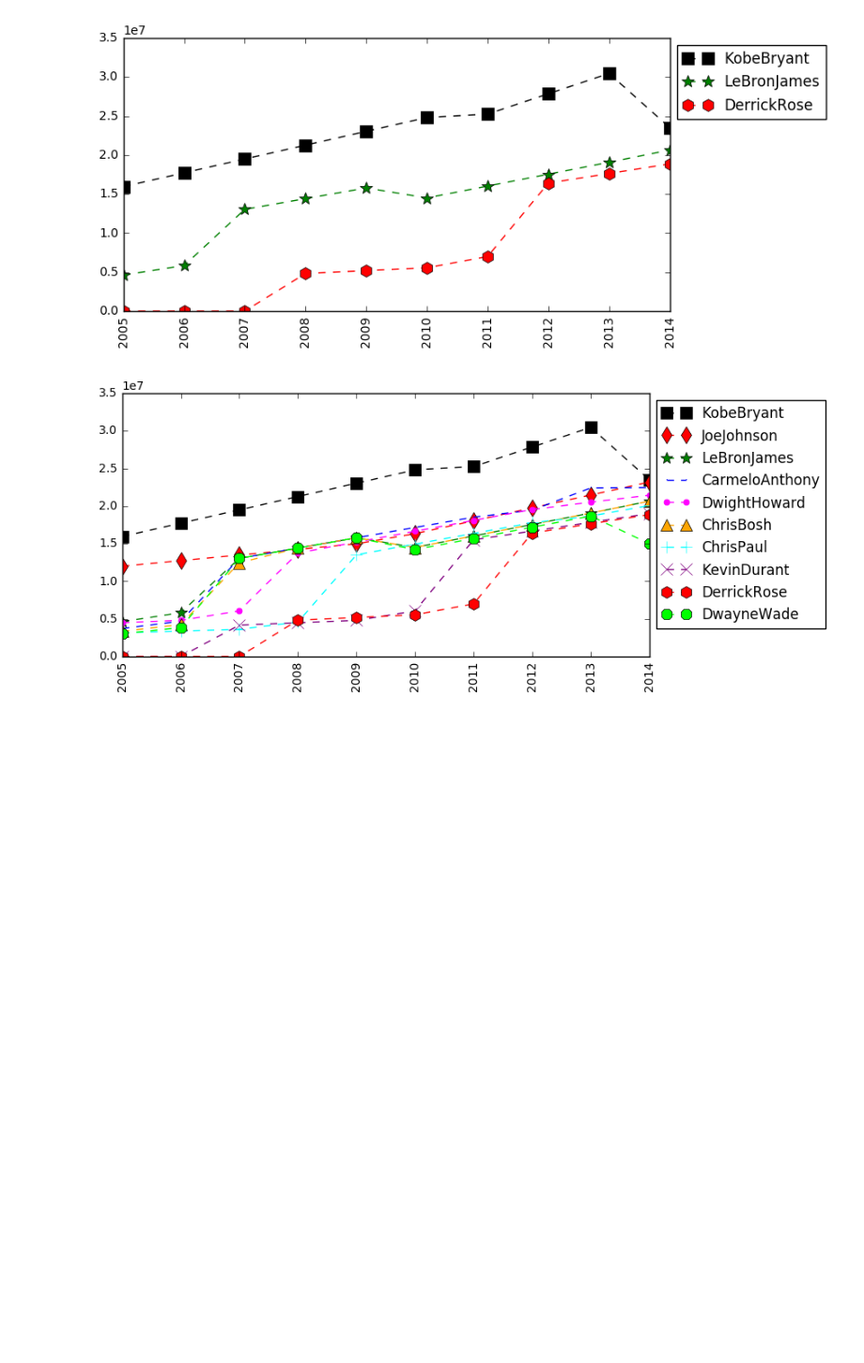
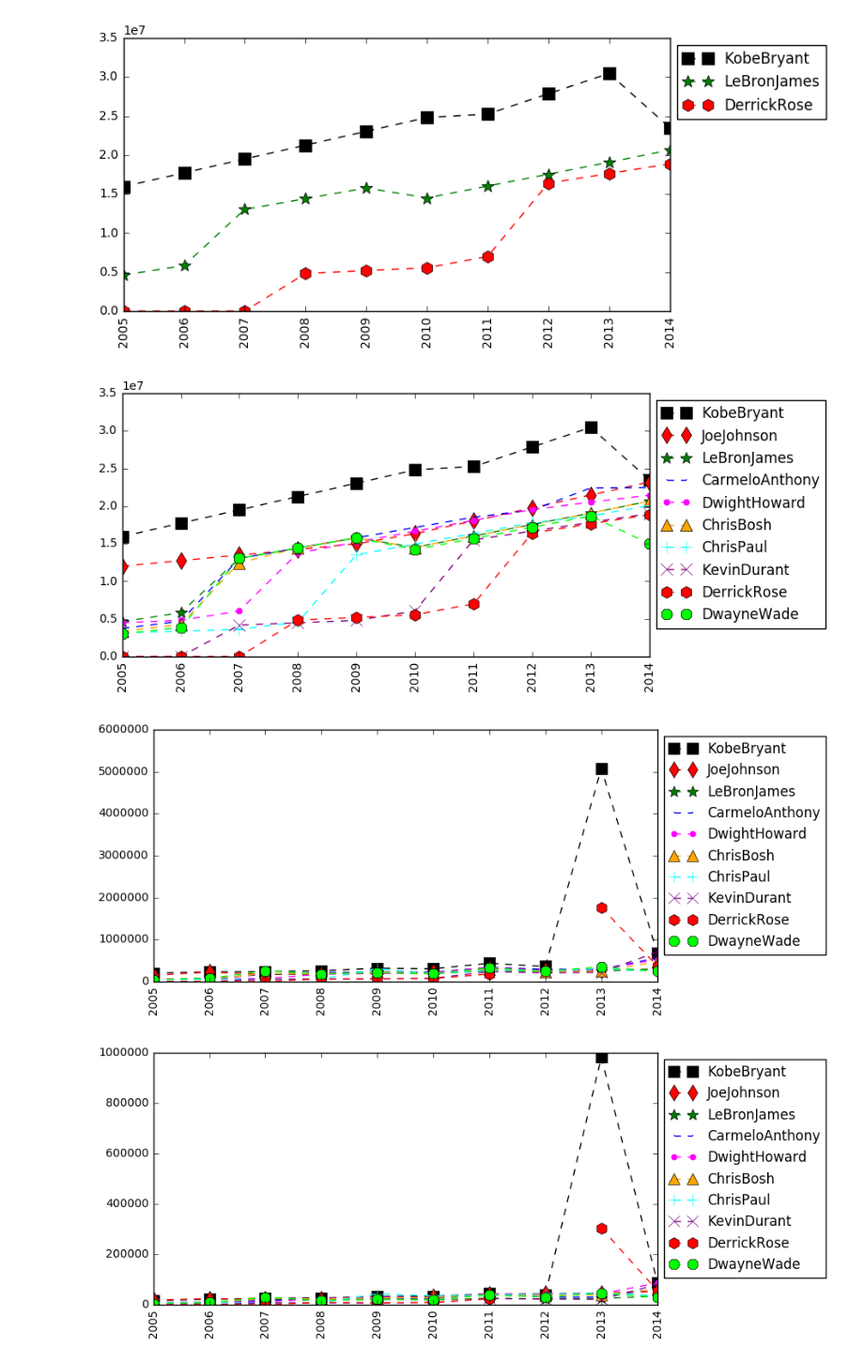
Before and after one commit to epireve/nb-projects, a Jupyter notebook: NBA Analysis.ipynb, the cells around one changed output. Shown: that part at 94% size. Saved outputs shown, nothing was run; the diff lists cells and outputs as text; code cells hidden in the pictures; blank space fills up the shorter version.

Commit message:
Updated Salary per games and field goals

```diff
--- a/NBA Analysis.ipynb
+++ b/NBA Analysis.ipynb
@@ -536,7 +536,11 @@ myplot(Salary,["KobeBryant","LeBronJames","DerrickRose"])
 # %% [output]
 [figure]
 [figure]
-# %%
-myplot(Salary)
-# %% [output]
-[figure, removed]
+# %%
+myplot(Salary)
+myplot(Salary / Games)
+myplot(Salary / FieldGoals)
+# %% [output]
+[figure, added]
+[figure, added]
+[figure, added]
```
